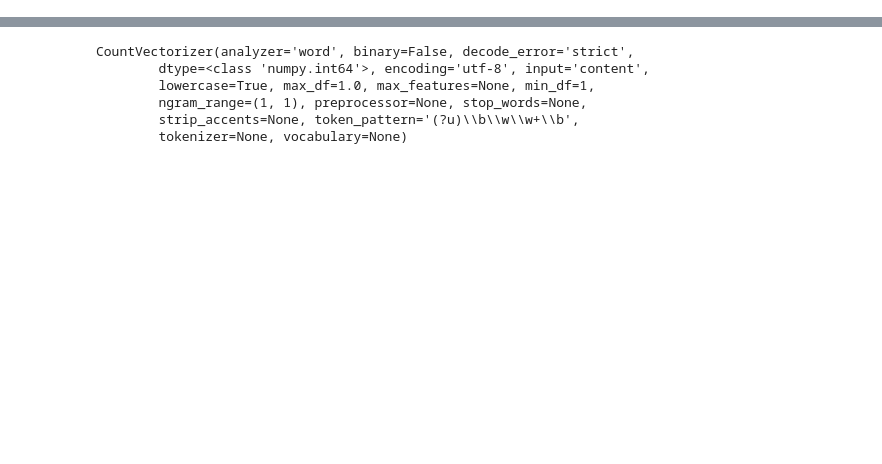
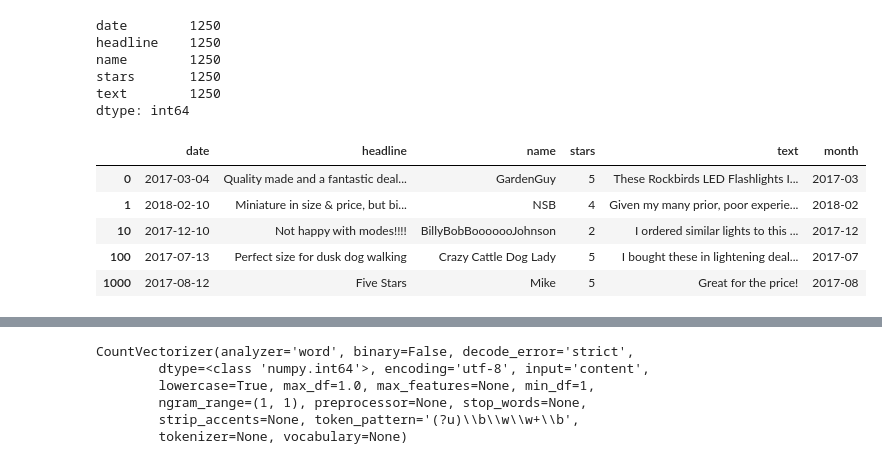
Before and after one commit to richardroma/BIA_660_D, a Jupyter notebook: Assignment_03/assignment_03.ipynb, the cells around one changed output, grey strips where cells are left out. Drawn from its saved outputs; the diff is of its cells as text; code cells hidden in the pictures; blank space fills up the shorter version.

```diff
--- a/Assignment_03/assignment_03.ipynb
+++ b/Assignment_03/assignment_03.ipynb
@@ -5,2 +7,21 @@ import json
 
 df = pd.read_json('/Users/rickroma/PycharmProjects/BIA_660_D/Assignment_03/reviews.json')
+# %%
+df.count()
+# %% [output]
+date        1250
+headline    1250
+name        1250
+stars       1250
+text        1250
+dtype: int64
+# %%
+df['month'] = df['date'].dt.to_period('M')
+df.head()
+# %% [output]
+|  | date | headline | name | stars | text | month |
+| 0 | 2017-03-04 | Quality made and a fantastic deal... | GardenGuy | 5 | These Rockbirds LED Flashlights I... | 2017-03 |
+| 1 | 2018-02-10 | Miniature in size & price, but bi... | NSB | 4 | Given my many prior, poor experie... | 2018-02 |
+| 10 | 2017-12-10 | Not happy with modes!!!! | BillyBobBooooooJohnson | 2 | I ordered similar lights to this ... | 2017-12 |
+| 100 | 2017-07-13 | Perfect size for dusk dog walking | Crazy Cattle Dog Lady | 5 | I bought these in lightening deal... | 2017-07 |
+| 1000 | 2017-08-12 | Five Stars | Mike | 5 | Great for the price! | 2017-08 |
```
Also changed, not shown: parts of 18 cells of this notebook, 2 other files.
